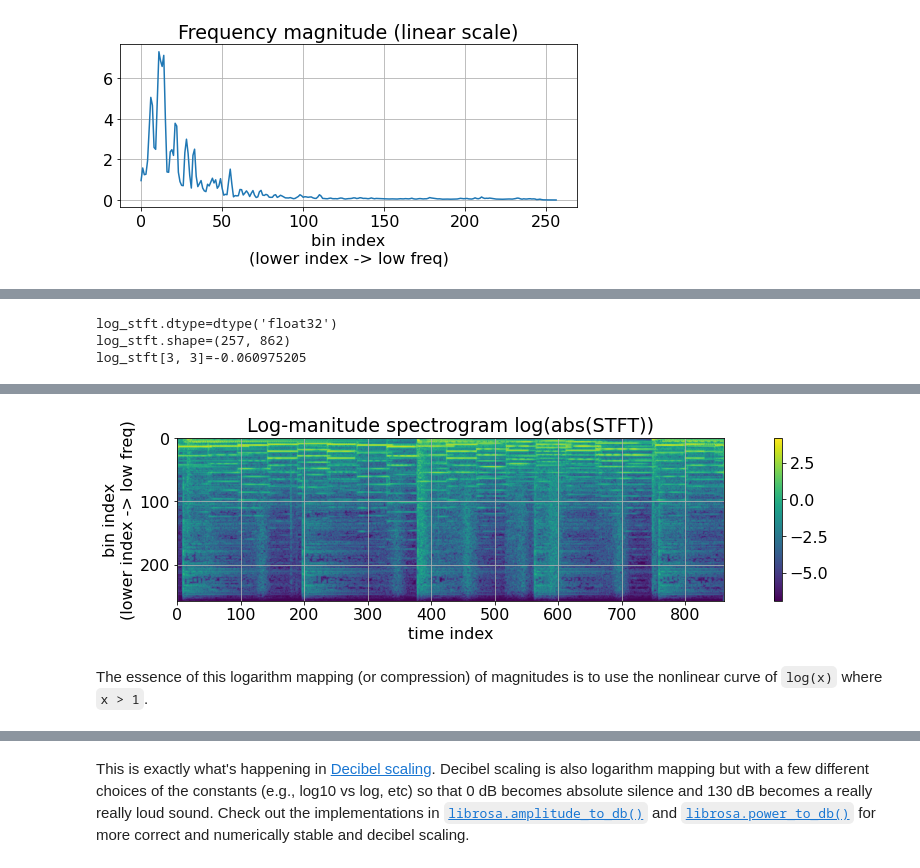
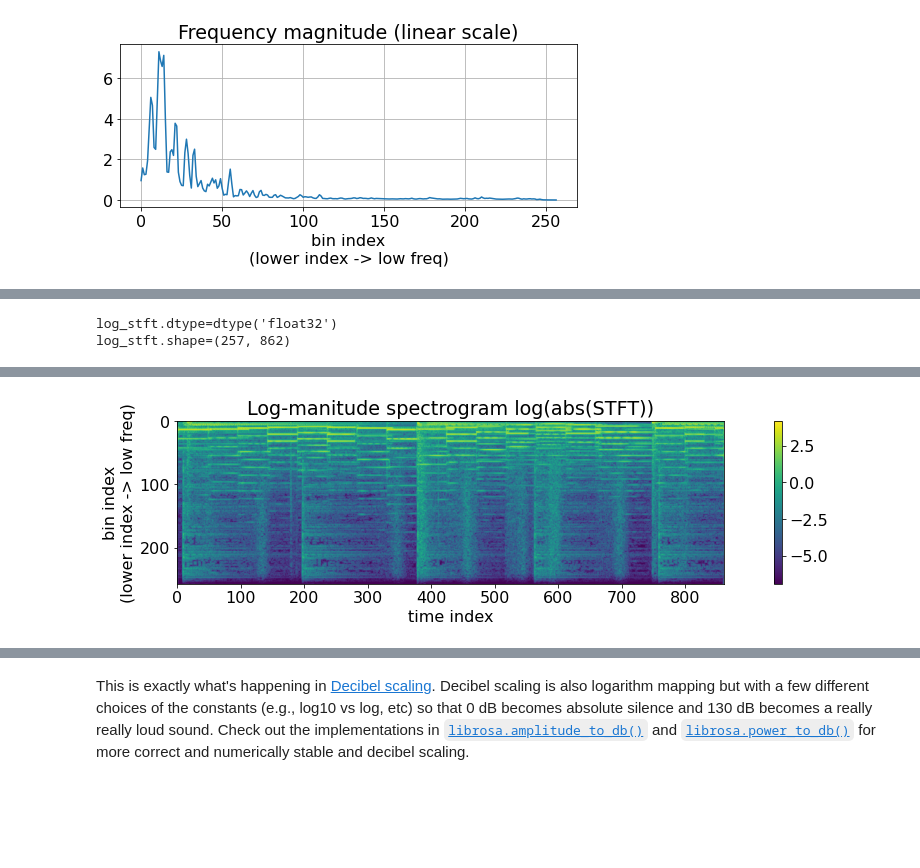
Before and after one commit to music-classification/tutorial, a Jupyter notebook: book/part2_basics/input-representations.ipynb, the cells around one changed output, grey strips where cells are left out. Saved outputs shown, nothing was run; the diff lists cells and outputs as text; code cells hidden in the pictures; blank space fills up the shorter version.

```diff
--- a/book/part2_basics/input-representations.ipynb
+++ b/book/part2_basics/input-representations.ipynb
@@ -196,20 +187,17 @@ Let me show you this!
 # %%
-epsilon = 0.001
-log_stft = np.log(np.abs(stft_complex) + epsilon)
-print(f"{log_stft.dtype=}\n{log_stft.shape=}\n{log_stft[3, 3]=}\n")
+eps = 0.001
+log_stft = np.log(np.abs(stft_complex) + eps)
+print(f"{log_stft.dtype=}\n{log_stft.shape=}")
 
 plt.figure(figsize=wide)
 img = plt.imshow(log_stft)
 plt.colorbar(img)
 plt.ylabel('bin index\n(lower index -> low freq)');plt.xlabel('time index')
-plt.title('Log-manitude spectrogram log(abs(STFT))')
+plt.title('Log-manitude spectrogram log(abs(STFT))');plt.grid(False);
 
 ipd.Audio(src, rate=sr) # load a NumPy array
 # %% [output]
 log_stft.dtype=dtype('float32')
 log_stft.shape=(257, 862)
-log_stft[3, 3]=-0.060975205
 [interactive output not drawn]
-[figure, old version]
+[figure, new version]
-# %% [markdown]
-The essence of this logarithm mapping (or compression) of magnitudes is to use the nonlinear curve of `log(x)` where `x > 1`.
```
Also changed, not shown: parts of 26 cells of this notebook, 1 other file.
